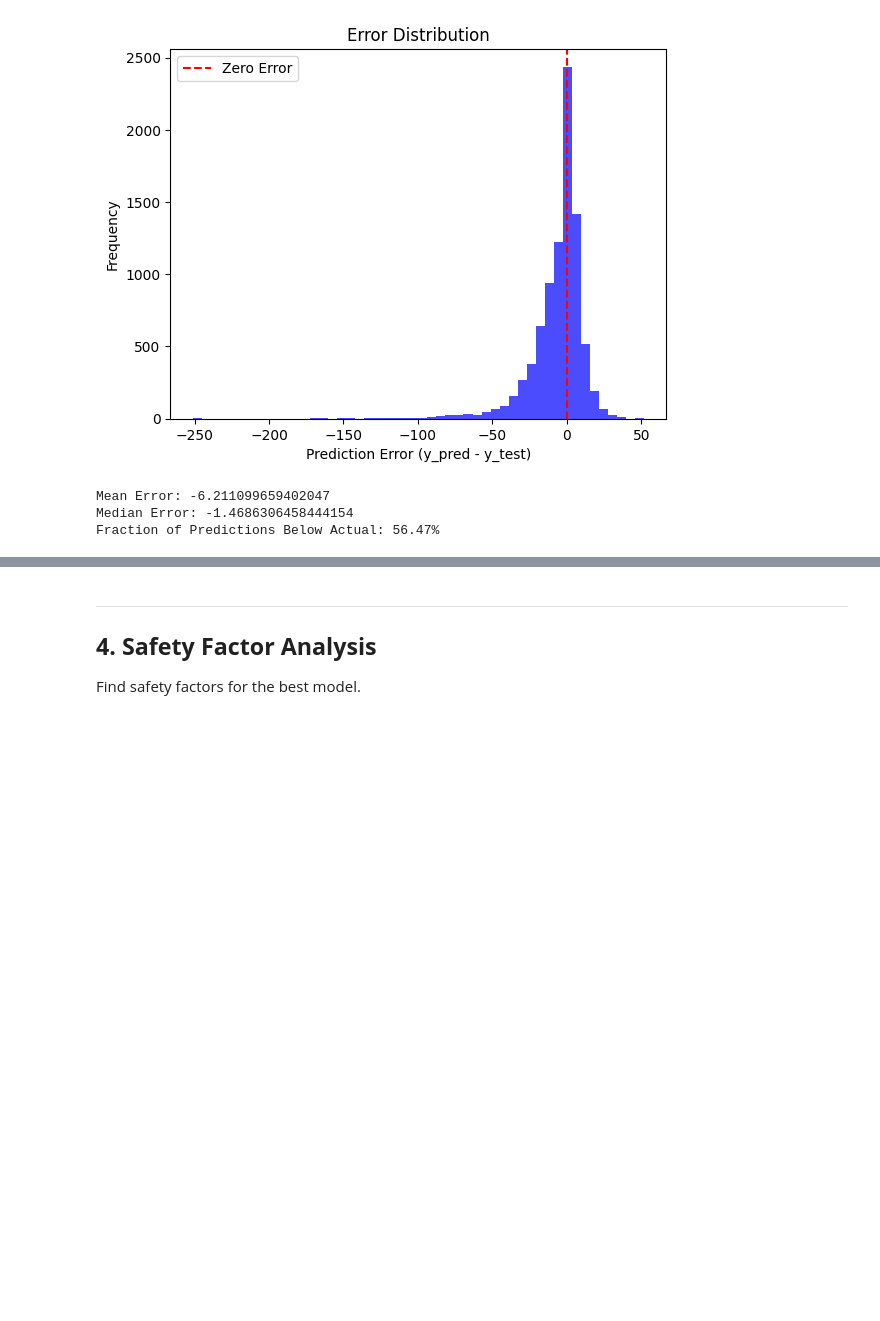
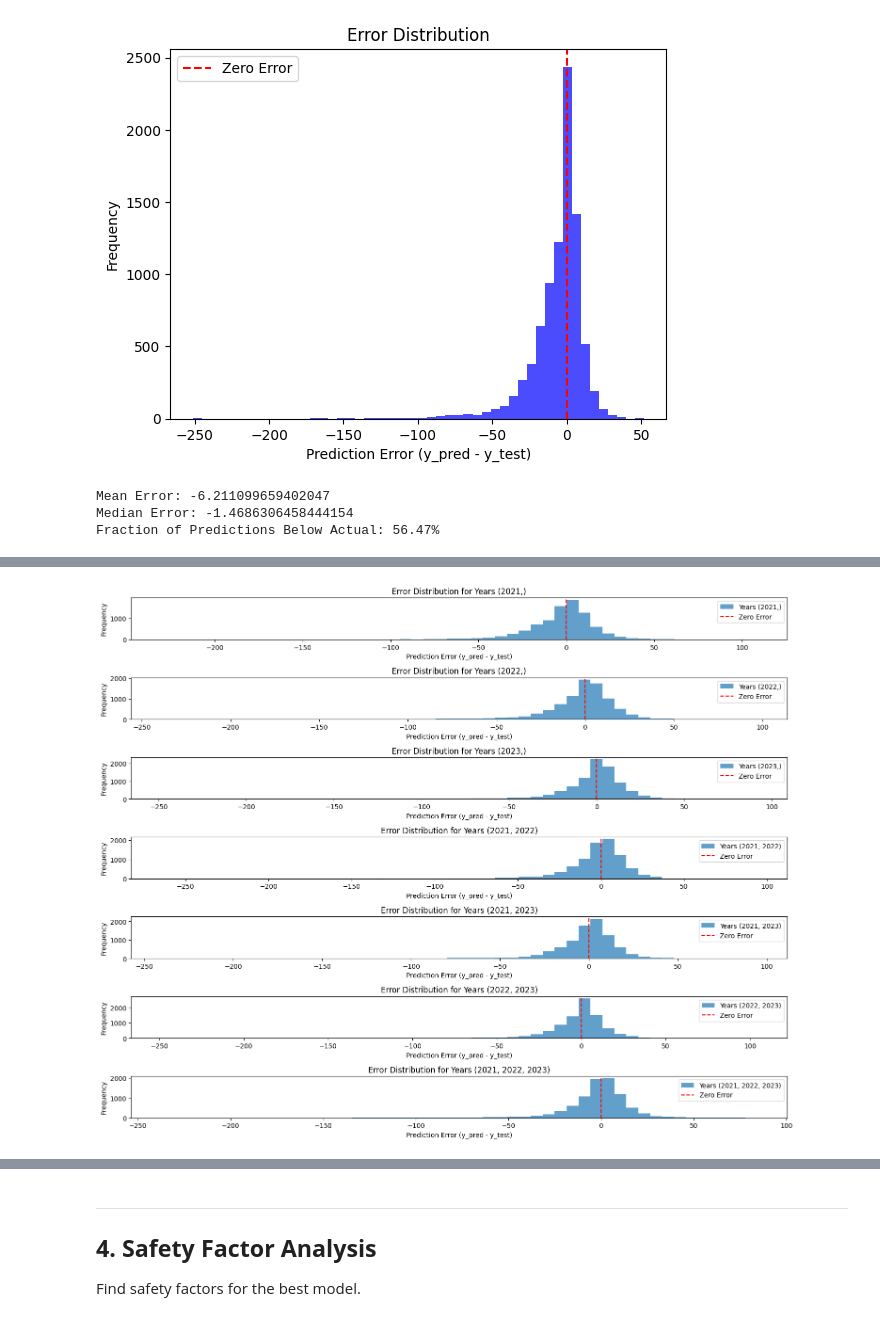
Before and after one commit to tanzhongyan/BidlySMU, a Jupyter notebook: V1_02A_catboost.ipynb, the cells around one changed output, grey strips where cells are left out. Saved outputs shown, nothing was run; the diff lists cells and outputs as text; code cells hidden in the pictures; blank space fills up the shorter version.

```diff
--- a/V1_02A_catboost.ipynb
+++ b/V1_02A_catboost.ipynb
@@ -442,0 +552,85 @@ Fraction of Predictions Below Actual: 56.47%
+# %%
+from itertools import combinations
+
+# Define the years and test set
+years = [2021, 2022, 2023]
+test_set = data[(data['AY'] == 2024) & (data['Term'].isin([1, 2]))]
+X_test = test_set[features]
+y_test = test_set[target]
+
+# Function to train and evaluate a model for a specific combination of years
+def train_and_evaluate_combined_years(data, years_combination, X_test, y_test, min_threshold=10):
+    # Filter training data for the given combination of years
+    train_set = data[data['AY'].isin(years_combination)]
+    X_train = train_set[features]
+    y_train = train_set[target]
+
+    # Train the model
+    model = CatBoostRegressor(
+        bagging_temperature=1,
+        random_strength=1,
+        depth=10,
+        learning_rate=0.1,
+        l2_leaf_reg=5,
+        iterations=1000,
+        cat_features=cat_features,
+        verbose=False
+    )
+    model.fit(X_train, y_train)
+
+    # Predict on the test set
+    y_pred = model.predict(X_test)
+
+    # Apply minimum threshold to predictions
+    y_pred = np.maximum(y_pred, min_threshold)
+
+    # Calculate metrics
+    msle = mean_squared_log_error(y_test, y_pred)
+    mae = mean_absolute_error(y_test, y_pred)
+    errors = y_pred - y_test
+    mean_error = np.mean(errors)
+    median_error = np.median(errors)
+    below_zero = np.mean(errors < 0)  # Fraction of under-predictions
+
+    return msle, mae, mean_error, median_error, below_zero, y_pred
+
+# Evaluate models for all combinations of years
+results = {}
+plt.figure(figsize=(15, 12))
+
+combinations_list = []
+for r in range(1, len(years) + 1):
+    combinations_list.extend(list(combinations(years, r)))
+
+for i, year_combination in enumerate(combinations_list, 1):
+    msle, mae, mean_error, median_error, below_zero, y_pred = train_and_evaluate_combined_years(
+        data, year_combination, X_test, y_test
+    )
+    results[year_combination] = {
+        'msle': msle,
+        'mae': mae,
+        'mean_error': mean_error,
+        'median_error': median_error,
+        'below_zero': below_zero
+    }
+
+    # Plot error distribution
+    plt.subplot(len(combinations_list), 1, i)
+    plt.hist(y_pred - y_test, bins=50, alpha=0.7, label=f'Years {year_combination}')
+    plt.axvline(0, color='red', linestyle='--', label='Zero Error')
+    plt.xlabel('Prediction Error (y_pred - y_test)')
+    plt.ylabel('Frequency')
+    plt.title(f'Error Distribution for Years {year_combination}')
+    plt.legend()
+
+plt.tight_layout()
+plt.show()
+
+# Display results
+print("Year Combination Results:")
+for year_combination, metrics in results.items():
+    print(f"Years {year_combination}: MSLE={metrics['msle']:.4f}, MAE={metrics['mae']:.2f}, "
+          f"Mean Error={metrics['mean_error']:.2f}, Median Error={metrics['median_error']:.2f}, "
+          f"Below Zero={metrics['below_zero']:.2%}")
+# %% [output]
+[figure, added]
```
Also changed, not shown: parts of 18 cells of this notebook, 1 other file.
